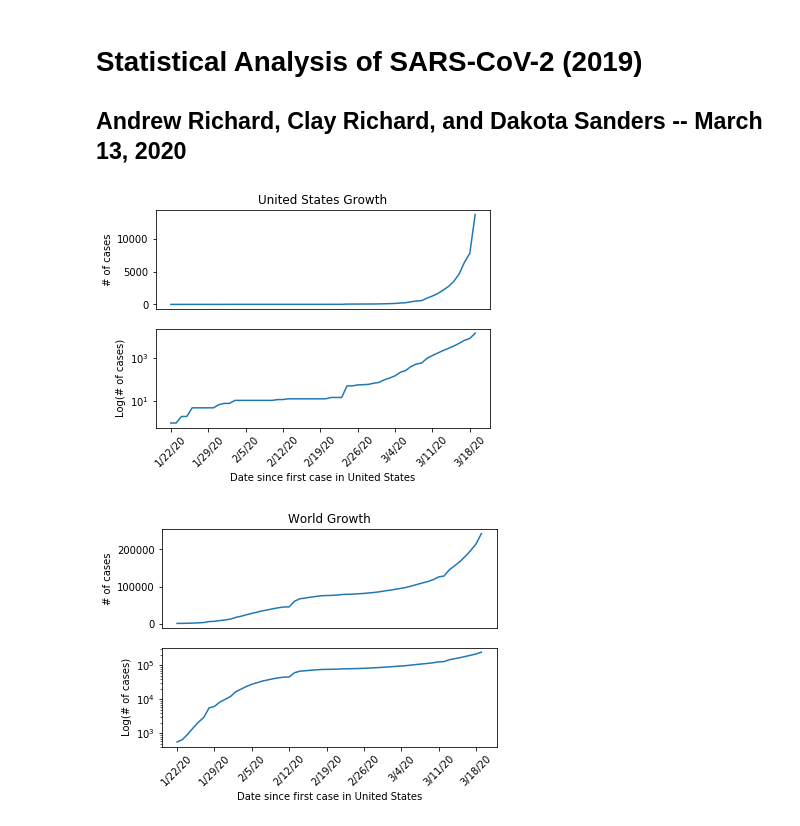
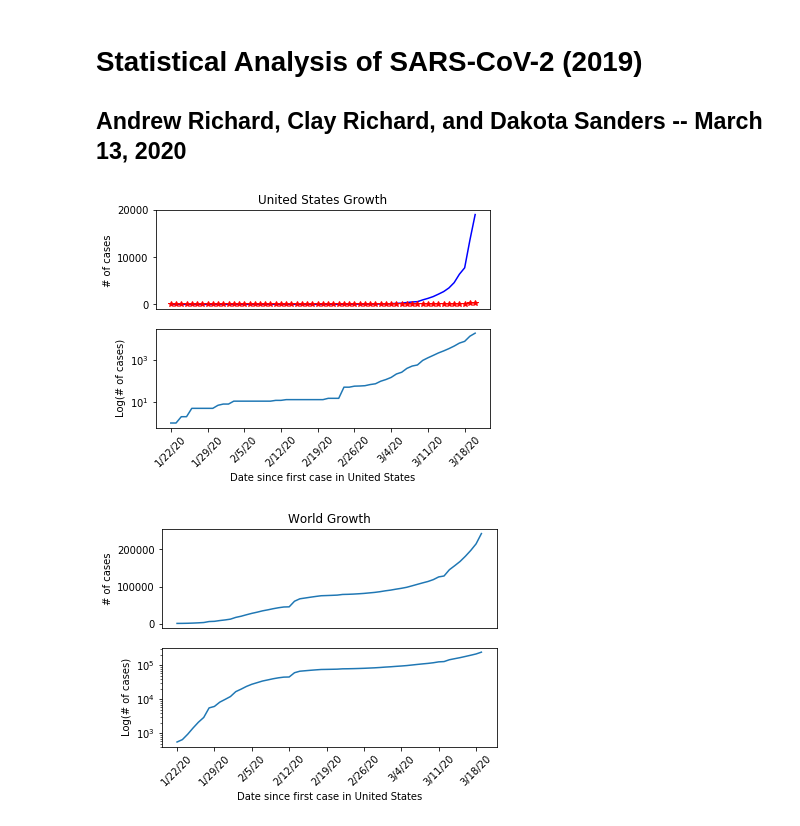
Before and after one commit to DrewRichard7/COVID19, a Jupyter notebook: sarscov2.ipynb, the cells around one changed output. Saved outputs shown, nothing was run; the diff lists cells and outputs as text; code cells hidden in the pictures.

Commit message:
added deaths in US

```diff
--- a/sarscov2.ipynb
+++ b/sarscov2.ipynb
@@ -2,47 +2,58 @@
 # Statistical Analysis of SARS-CoV-2 (2019)
 ## Andrew Richard, Clay Richard, and Dakota Sanders -- March 13, 2020
 # %%
+# Coronavirus statistical analysis - Started March 12 2013 at 10:29 PM
+# Scratch code file
+
 import pandas as pd
 import numpy as np
 from matplotlib import pyplot as plt
 
 try:
     confirmed_df = pd.read_csv(
         'COVID-19/csse_covid_19_data/csse_covid_19_time_series/time_series_19-covid-Confirmed.csv')
 except IOError:
     print("Dataset not available, please clone repo listed in README")
     exit()
+try:
+    deaths_df = pd.read_csv(
+        'COVID-19/csse_covid_19_data/csse_covid_19_time_series/time_series_19-covid-Deaths.csv')
+except IOError:
+    print("Dataset not available, please clone repo listed in README")
+    exit()
 
 #cutting out all non-US data from dataframe
 df = confirmed_df[confirmed_df['Country/Region'] == 'US']
-
+df2 = deaths_df[deaths_df['Country/Region'] == 'US']
 # Dropping all columns except dates
-df_US = df.drop(columns=['Province/State', 'Country/Region', 'Lat', 'Long'])
-
+df_US_conf = df.drop(columns=['Province/State', 'Country/Region', 'Lat', 'Long'])
+df_US_dead = df2.drop(columns=['Province/State', 'Country/Region', 'Lat', 'Long'])
 # summing data for each date
-US_column_totals = df_US.sum()
-
+US_conf_column_totals = df_US_conf.sum()
+US_dead_column_totals = df_US_dead.sum()
 #creating a new pandas DataFrame with only the US totals
-US_frame = {'US Total':US_column_totals}
-df_US = pd.DataFrame(US_frame)
-
+US_frame_conf = {'US Total':US_conf_column_totals}
+df_US_conf = pd.DataFrame(US_frame_conf)
+US_frame_dead = {'US Total':US_dead_column_totals}
+df_US_dead = pd.DataFrame(US_frame_dead)
 # Plotting the US Data
+# plt.plot(t, t, 'r--', t, t**2, 'bs', t, t**3, 'g^')
 fig = plt.figure()
 plt.subplot(211)
 plt.title('United States Growth')
 plt.xticks([])
-plt.ylabel('# of cases')
-plt.plot(df_US)
+plt.ylabel('# of cases ')
+plt.plot(df_US_conf,'b-', df_US_dead, 'r*')
 
 plt.subplot(212)
 plt.yscale('log')
-plt.xticks(np.arange(0,len(df_US),step=7), rotation=45)
+plt.xticks(np.arange(0,len(df_US_conf),step=7), rotation=45)
 plt.xlabel(xlabel='Date since first case in United States')
 plt.ylabel('Log(# of cases)')
-plt.plot(df_US)
+plt.plot(df_US_conf)
 plt.show()
 # %% [output]
-[figure, old version]
+[figure, new version]
 # %%
 import pandas as pd
 import numpy as np
```
Also changed, not shown: 1 other file.
